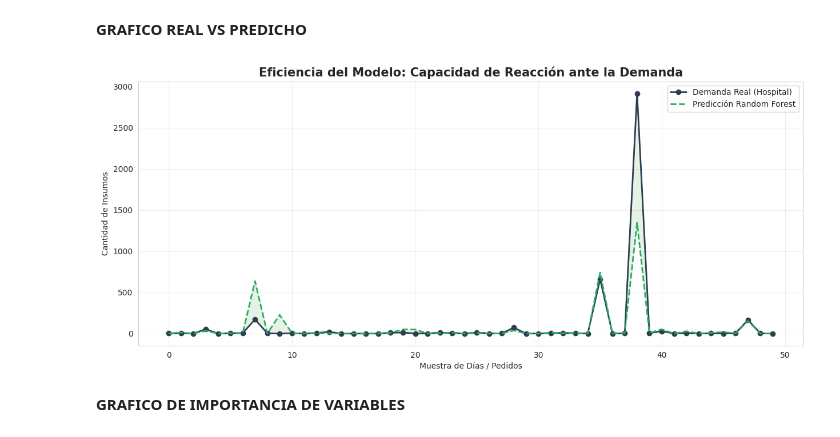
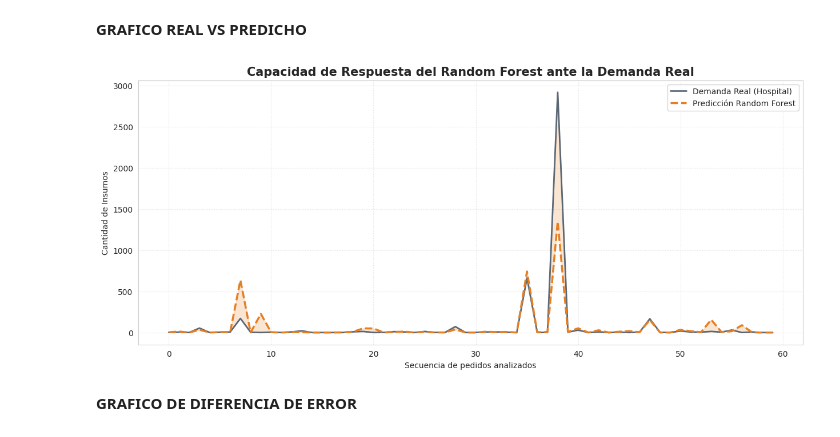
Before and after one commit to victoregomezf-maker/seminario, a Jupyter notebook: Predicción_de_demanda_insumos_medicos.ipynb, the cells around one changed output. Cells and saved outputs as stored; diff of their text form; code cells hidden in the pictures.

```diff
--- a/Predicción_de_demanda_insumos_medicos.ipynb
+++ b/Predicción_de_demanda_insumos_medicos.ipynb
@@ -508,21 +508,25 @@ TABLA DE DESEMPEÑO: RANDOM FOREST
 # %% [markdown]
 **GRAFICO REAL VS PREDICHO**
 # %%
+import matplotlib.pyplot as plt
+
+# Creamos un gráfico de líneas para ver el comportamiento
 plt.figure(figsize=(15, 6))
 
-# Tomamos los primeros 50 datos para que se vea claro y no amontonado
-plt.plot(y_test.values[:50], label='Demanda Real (Hospital)', color='#2c3e50', linewidth=2, marker='o')
-plt.plot(y_pred_rf[:50], label='Predicción Random Forest', color='#27ae60', linestyle='--', linewidth=2)
+# Graficamos una muestra de 60 datos para que sea legible
+plt.plot(y_test.values[:60], label='Demanda Real (Hospital)', color='#34495e', linewidth=2, alpha=0.8)
+plt.plot(y_pred_rf[:60], label='Predicción Random Forest', color='#e67e22', linestyle='--', linewidth=2.5)
 
-plt.fill_between(range(50), y_test.values[:50], y_pred_rf[:50], color='green', alpha=0.1)
+# Sombreado para resaltar la diferencia (Error)
+plt.fill_between(range(60), y_test.values[:60], y_pred_rf[:60], color='#e67e22', alpha=0.2)
 
-plt.title('Eficiencia del Modelo: Capacidad de Reacción ante la Demanda', fontsize=15, fontweight='bold')
+plt.title('Capacidad de Respuesta del Random Forest ante la Demanda Real', fontsize=15, fontweight='bold')
+plt.xlabel('Secuencia de pedidos analizados')
 plt.ylabel('Cantidad de Insumos')
-plt.xlabel('Muestra de Días / Pedidos')
-plt.legend()
-plt.grid(True, alpha=0.3)
+plt.legend(loc='upper right')
+plt.grid(True, linestyle=':', alpha=0.6)
 plt.show()
 # %% [output]
-[figure, old version]
+[figure, new version]
 # %% [markdown]
-**GRAFICO DE IMPORTANCIA DE VARIABLES**
+**GRAFICO DE DIFERENCIA DE ERROR**
```
Also changed, not shown: parts of 2 cells of this notebook.
